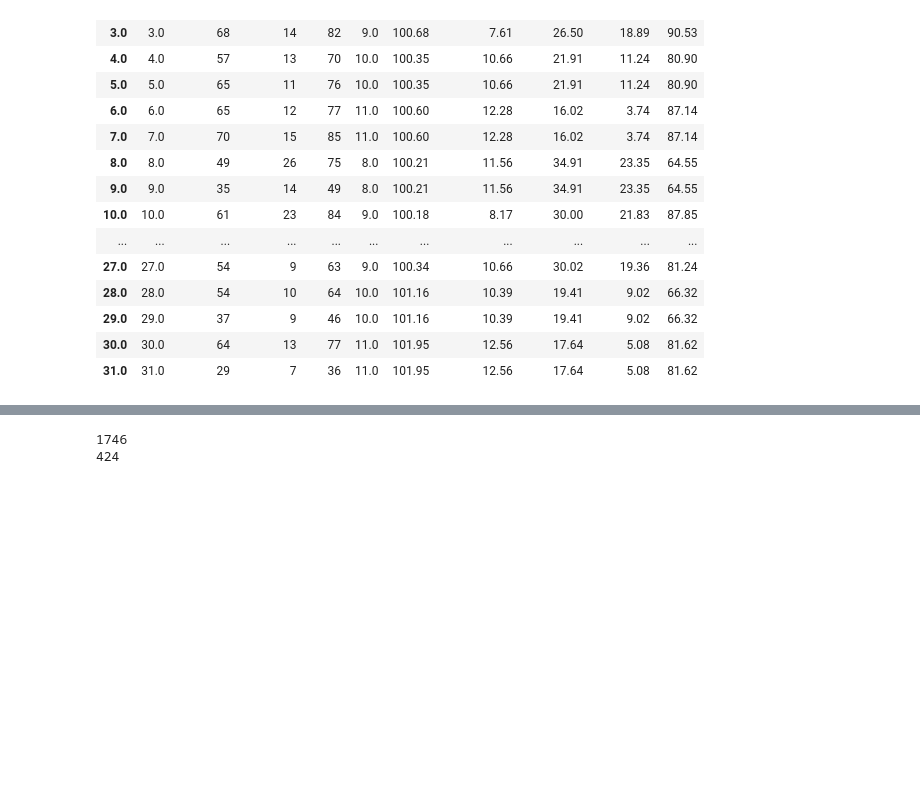
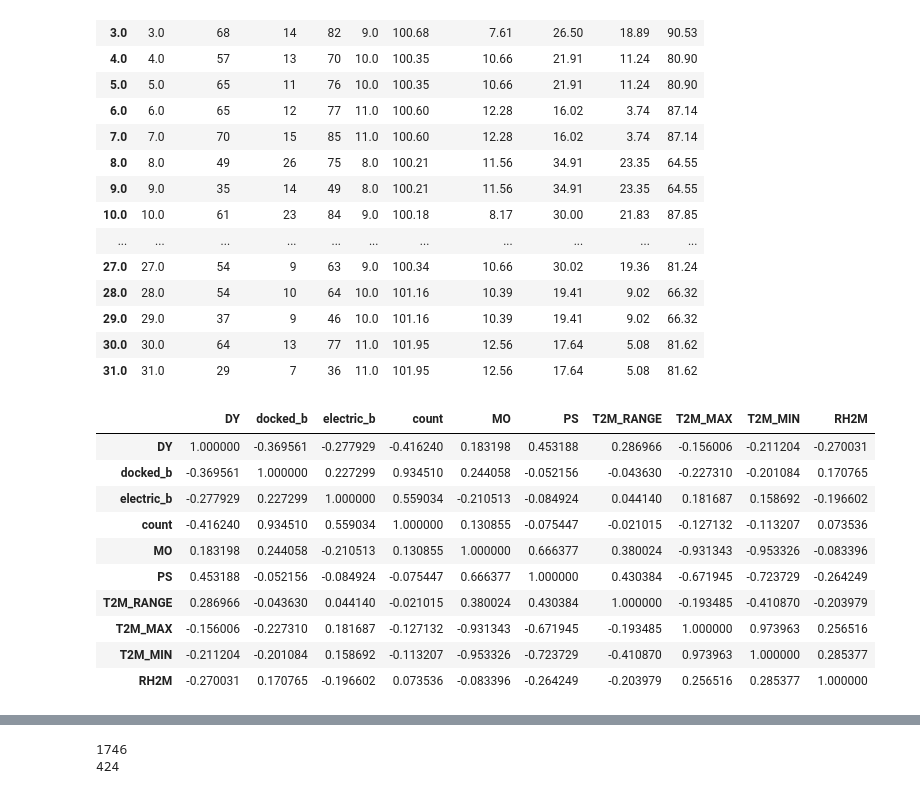
Before and after one commit to Akanksha0215/mywork, a Jupyter notebook: pro(3).ipynb, the cells around one changed output, grey strips where cells are left out. Cells and saved outputs as stored; diff of their text form; code cells hidden in the pictures; blank space fills up the shorter version.

```diff
--- a/pro(3).ipynb
+++ b/pro(3).ipynb
@@ -458,3 +458,17 @@ modified
 | 29.0 | 29.0 | 37 | 9 | 46 | 10.0 | 101.16 | 10.39 | 19.41 | 9.02 | 66.32 |
 | 30.0 | 30.0 | 64 | 13 | 77 | 11.0 | 101.95 | 12.56 | 17.64 | 5.08 | 81.62 |
 | 31.0 | 31.0 | 29 | 7 | 36 | 11.0 | 101.95 | 12.56 | 17.64 | 5.08 | 81.62 |
+# %%
+modified.corr()
+# %% [output]
+|  | DY | docked_b | electric_b | count | MO | PS | T2M_RANGE | T2M_MAX | T2M_MIN | RH2M |
+| DY | 1.000000 | -0.369561 | -0.277929 | -0.416240 | 0.183198 | 0.453188 | 0.286966 | -0.156006 | -0.211204 | -0.270031 |
+| docked_b | -0.369561 | 1.000000 | 0.227299 | 0.934510 | 0.244058 | -0.052156 | -0.043630 | -0.227310 | -0.201084 | 0.170765 |
+| electric_b | -0.277929 | 0.227299 | 1.000000 | 0.559034 | -0.210513 | -0.084924 | 0.044140 | 0.181687 | 0.158692 | -0.196602 |
+| count | -0.416240 | 0.934510 | 0.559034 | 1.000000 | 0.130855 | -0.075447 | -0.021015 | -0.127132 | -0.113207 | 0.073536 |
+| MO | 0.183198 | 0.244058 | -0.210513 | 0.130855 | 1.000000 | 0.666377 | 0.380024 | -0.931343 | -0.953326 | -0.083396 |
+| PS | 0.453188 | -0.052156 | -0.084924 | -0.075447 | 0.666377 | 1.000000 | 0.430384 | -0.671945 | -0.723729 | -0.264249 |
+| T2M_RANGE | 0.286966 | -0.043630 | 0.044140 | -0.021015 | 0.380024 | 0.430384 | 1.000000 | -0.193485 | -0.410870 | -0.203979 |
+| T2M_MAX | -0.156006 | -0.227310 | 0.181687 | -0.127132 | -0.931343 | -0.671945 | -0.193485 | 1.000000 | 0.973963 | 0.256516 |
+| T2M_MIN | -0.211204 | -0.201084 | 0.158692 | -0.113207 | -0.953326 | -0.723729 | -0.410870 | 0.973963 | 1.000000 | 0.285377 |
+| RH2M | -0.270031 | 0.170765 | -0.196602 | 0.073536 | -0.083396 | -0.264249 | -0.203979 | 0.256516 | 0.285377 | 1.000000 |
```
Also changed, not shown: parts of 15 cells of this notebook.
